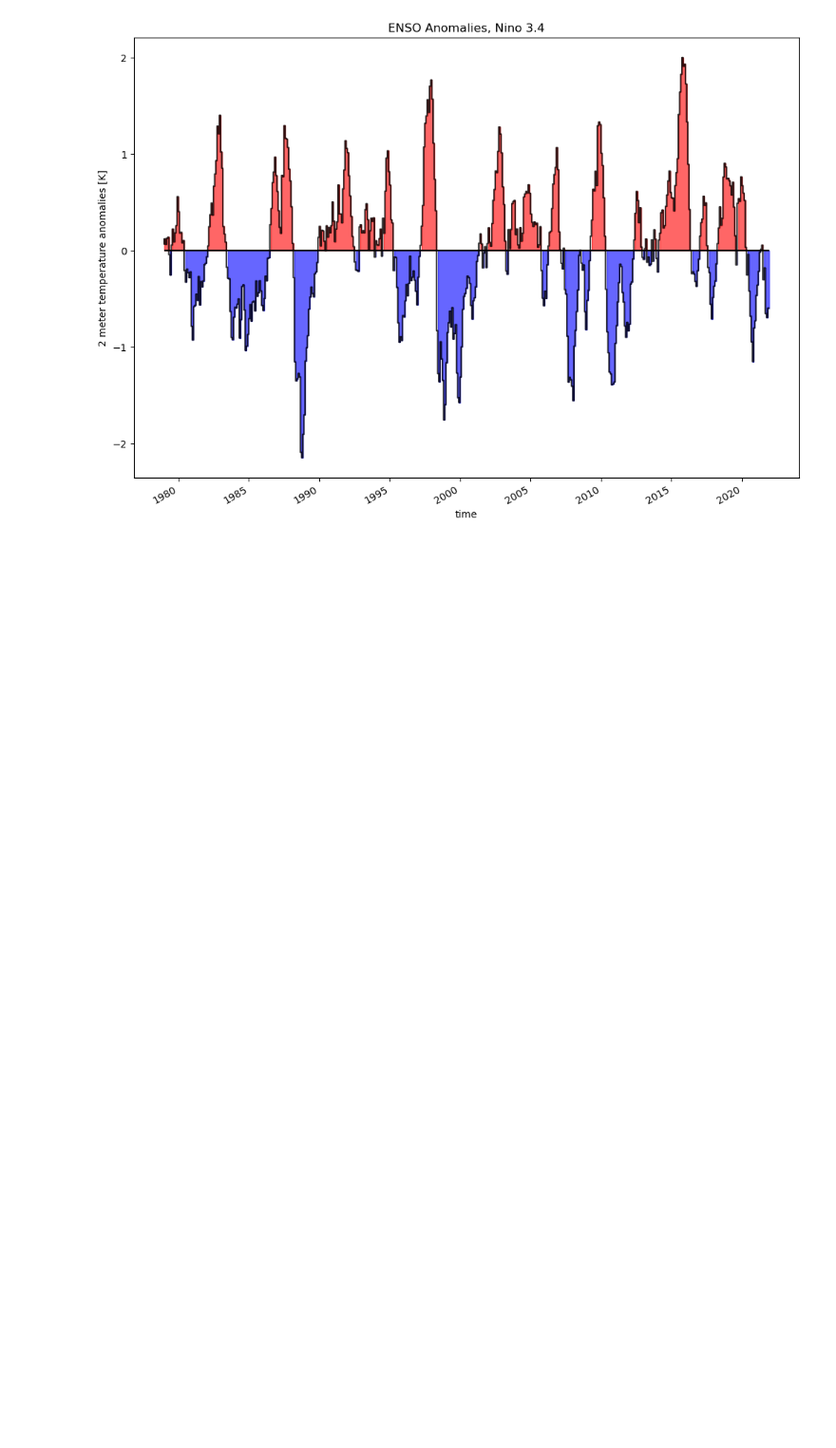
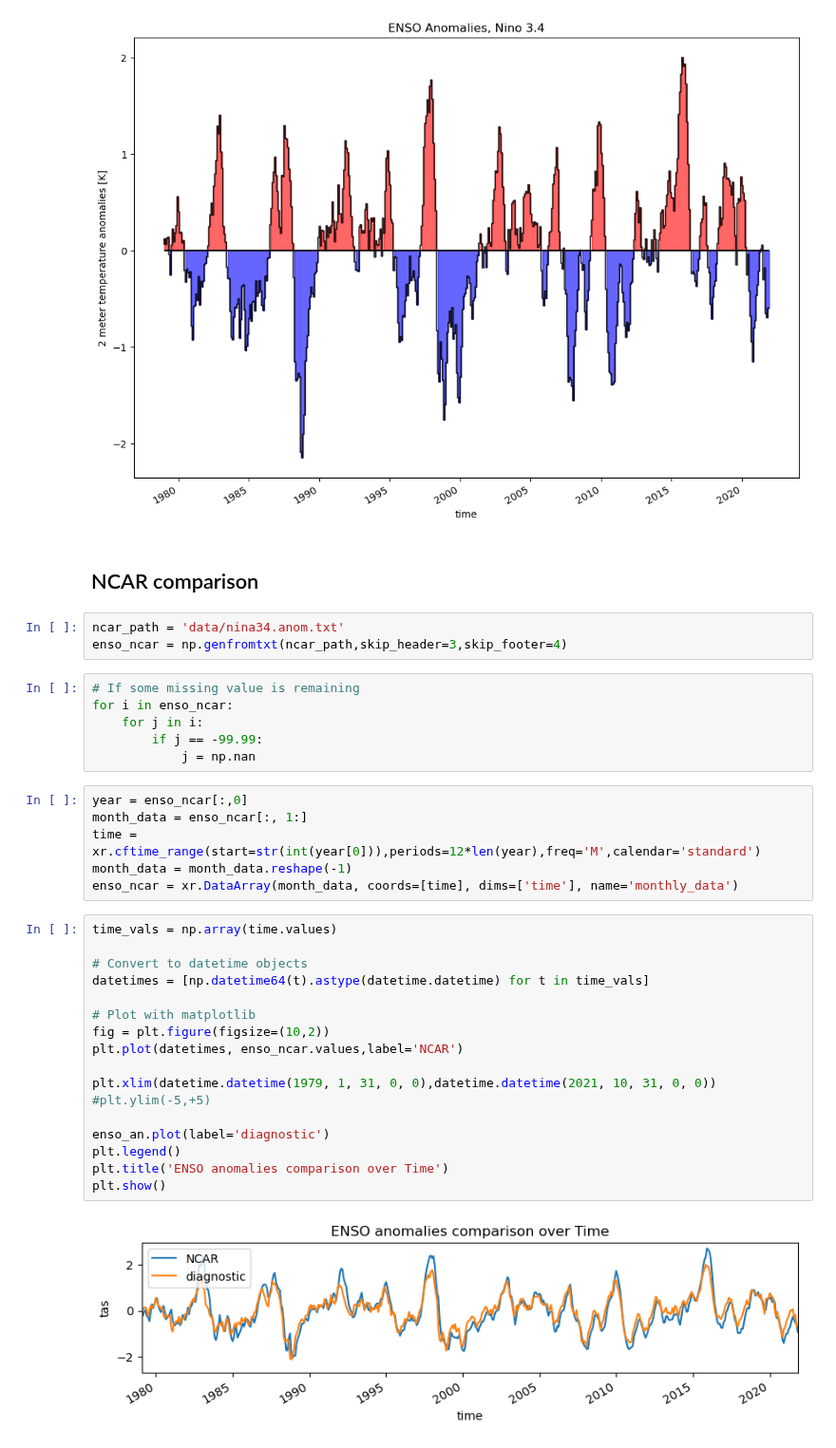
Before and after one commit to DestinE-Climate-DT/AQUA, a Jupyter notebook: diagnostics/teleconnections/ENSO_IFS.ipynb, the cells around one changed output. Shown at 95% size. Saved outputs shown, nothing was run; the diff lists cells and outputs as text; blank space fills up the shorter version.

Commit message:
enso comparison with data implementation

```diff
--- a/diagnostics/teleconnections/ENSO_IFS.ipynb
+++ b/diagnostics/teleconnections/ENSO_IFS.ipynb
@@ -137,3 +139,39 @@ index_plot(enso_an,title='ENSO Anomalies, Nino 3.4',ylabel='2 meter temperature
 (<Figure size 1200x800 with 1 Axes>,
  <Axes: title={'center': 'ENSO Anomalies, Nino 3.4'}, xlabel='time', ylabel='2 meter temperature anomalies [K]'>)
 [figure]
+# %% [markdown]
+## NCAR comparison
+# %%
+ncar_path = 'data/nina34.anom.txt'
+enso_ncar = np.genfromtxt(ncar_path,skip_header=3,skip_footer=4)
+# %%
+# If some missing value is remaining
+for i in enso_ncar:
+    for j in i:
+        if j == -99.99:
+            j = np.nan
+# %%
+year = enso_ncar[:,0]
+month_data = enso_ncar[:, 1:]
+time = xr.cftime_range(start=str(int(year[0])),periods=12*len(year),freq='M',calendar='standard')
+month_data = month_data.reshape(-1)
+enso_ncar = xr.DataArray(month_data, coords=[time], dims=['time'], name='monthly_data')
+# %%
+time_vals = np.array(time.values)
+
+# Convert to datetime objects
+datetimes = [np.datetime64(t).astype(datetime.datetime) for t in time_vals]
+
+# Plot with matplotlib
+fig = plt.figure(figsize=(10,2))
+plt.plot(datetimes, enso_ncar.values,label='NCAR')
+
+plt.xlim(datetime.datetime(1979, 1, 31, 0, 0),datetime.datetime(2021, 10, 31, 0, 0))
+#plt.ylim(-5,+5)
+
+enso_an.plot(label='diagnostic')
+plt.legend()
+plt.title('ENSO anomalies comparison over Time')
+plt.show()
+# %% [output]
+[figure, added]
```
Also changed, not shown: parts of 8 cells of this notebook, 3 other files.
